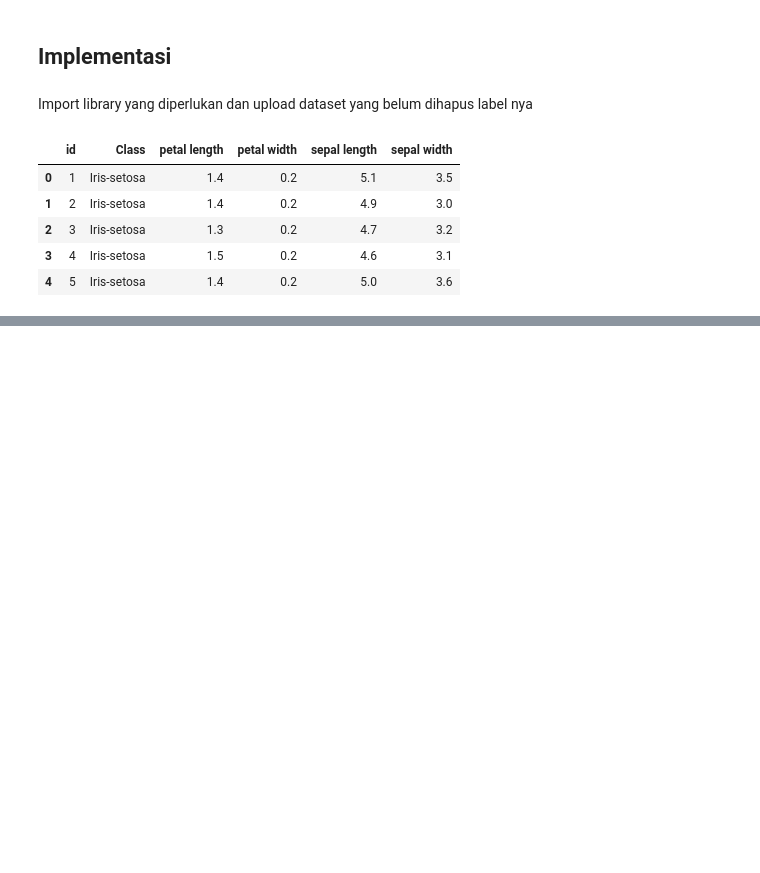
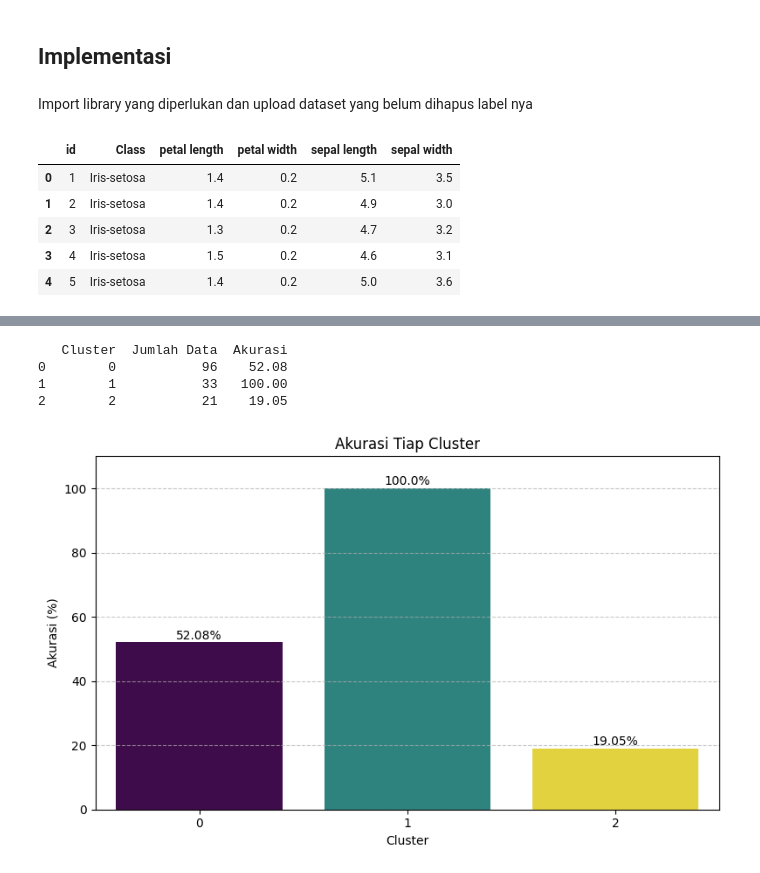
Before and after one commit to wildan2312/pendata, a Jupyter notebook: tugas/_build/jupyter_execute/k-mean.ipynb, the cells around one changed output, grey strips where cells are left out. Saved outputs shown, nothing was run; the diff lists cells and outputs as text; code cells hidden in the pictures; blank space fills up the shorter version.

```diff
--- a/tugas/_build/jupyter_execute/k-mean.ipynb
+++ b/tugas/_build/jupyter_execute/k-mean.ipynb
@@ -110,0 +243,19 @@ Meskipun SSE makin kecil saat jumlah klaster meningkat, silhouette score menurun
+# %%
+# Tampilkan ID dan jumlah data per klaster
+for i in range(3):
+    cluster_data = data[data['Cluster'] == i]
+    print(f"\nCluster {i} - Jumlah Data: {len(cluster_data)}")
+    print("ID Anggota:", cluster_data['ID'].tolist())
+
+print("\n0 = Setosa")
+print("1 = Versicolor")
+print("2 = Virginca")
+
+# Tambahkan label asli
+data['Target'] = iris.target
+
+# Lihat distribusi label asli per klaster
+for i in range(3):
+    cluster_data = data[data['Cluster'] == i]
+    print(f"\nCluster {i} - Jumlah Data: {len(cluster_data)}")
+    print(cluster_data['Target'].value_counts())
@@ -110,0 +347,57 @@ Meskipun SSE makin kecil saat jumlah klaster meningkat, silhouette score menurun
+# %%
+from sklearn.metrics import confusion_matrix
+from scipy.optimize import linear_sum_assignment
+
+# Buat confusion matrix
+conf_matrix = confusion_matrix(data['Target'], data['Cluster'])
+
+# Temukan pencocokan terbaik (Hungarian Algorithm)
+row_ind, col_ind = linear_sum_assignment(-conf_matrix)
+
+# Buat mapping dari cluster ke label asli
+mapping = dict(zip(col_ind, row_ind))
+
+# Tambahkan prediksi label hasil mapping
+data['Predicted_Label'] = data['Cluster'].map(mapping)
+
+# Hitung akurasi tiap cluster
+cluster_accuracies = []
+for cluster_id in sorted(data['Cluster'].unique()):
+    cluster_data = data[data['Cluster'] == cluster_id]
+    true_labels = cluster_data['Target']
+    predicted_labels = cluster_data['Predicted_Label']
+    correct = (true_labels == predicted_labels).sum()
+    total = len(cluster_data)
+    akurasi = correct / total
+
+    cluster_accuracies.append({
+        'Cluster': cluster_id,
+        'Jumlah Data': total,
+        'Akurasi': round(akurasi * 100, 2)
+    })
+
+# Tampilkan dalam bentuk tabel
+akurasi_df = pd.DataFrame(cluster_accuracies)
+print(akurasi_df)
+
+# Visualisasi akurasi tiap cluster
+plt.figure(figsize=(8, 5))
+sns.barplot(data=akurasi_df, x='Cluster', y='Akurasi', hue='Cluster', palette='viridis', legend=False)
+
+# Tambahkan label akurasi di atas setiap bar
+for index, row in akurasi_df.iterrows():
+    plt.text(index, row['Akurasi'] + 1, f"{row['Akurasi']}%", ha='center')
+
+plt.title('Akurasi Tiap Cluster')
+plt.xlabel('Cluster')
+plt.ylabel('Akurasi (%)')
+plt.ylim(0, 110)
+plt.grid(axis='y', linestyle='--', alpha=0.7)
+plt.tight_layout()
+plt.show()
+# %% [output]
+   Cluster  Jumlah Data  Akurasi
+0        0           96    52.08
+1        1           33   100.00
+2        2           21    19.05
+[figure, added]
```
Also changed, not shown: parts of 15 cells of this notebook, 25 other files.
